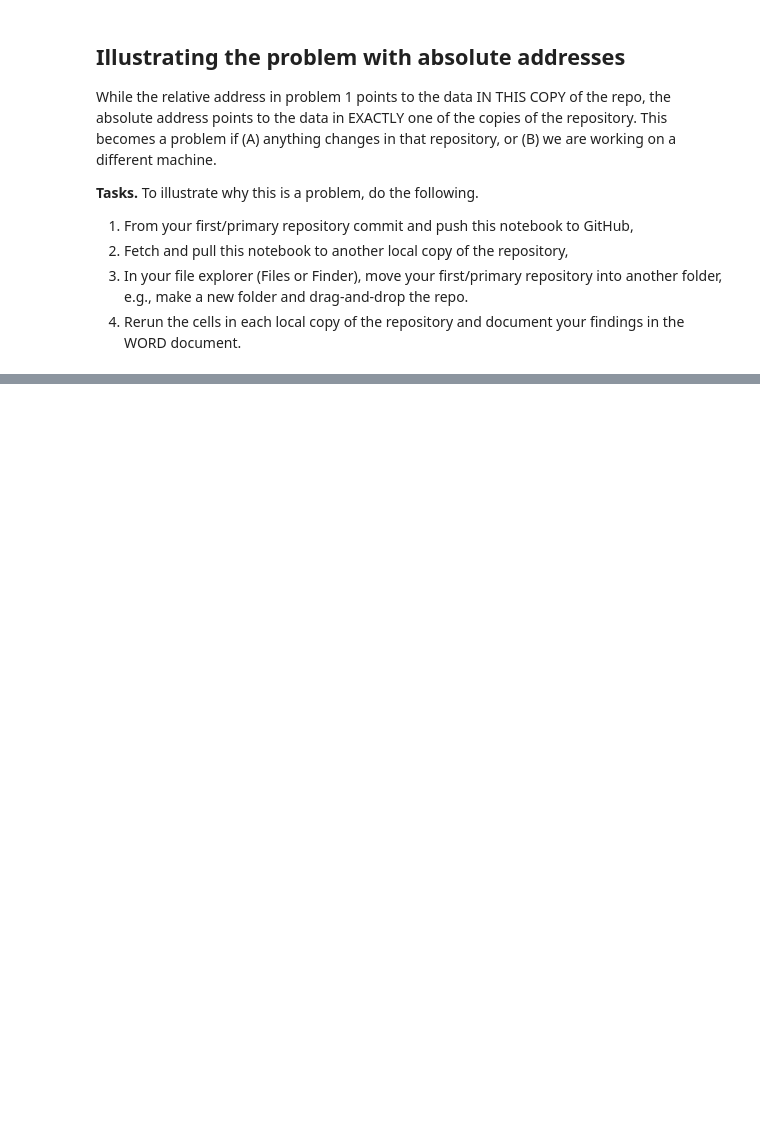
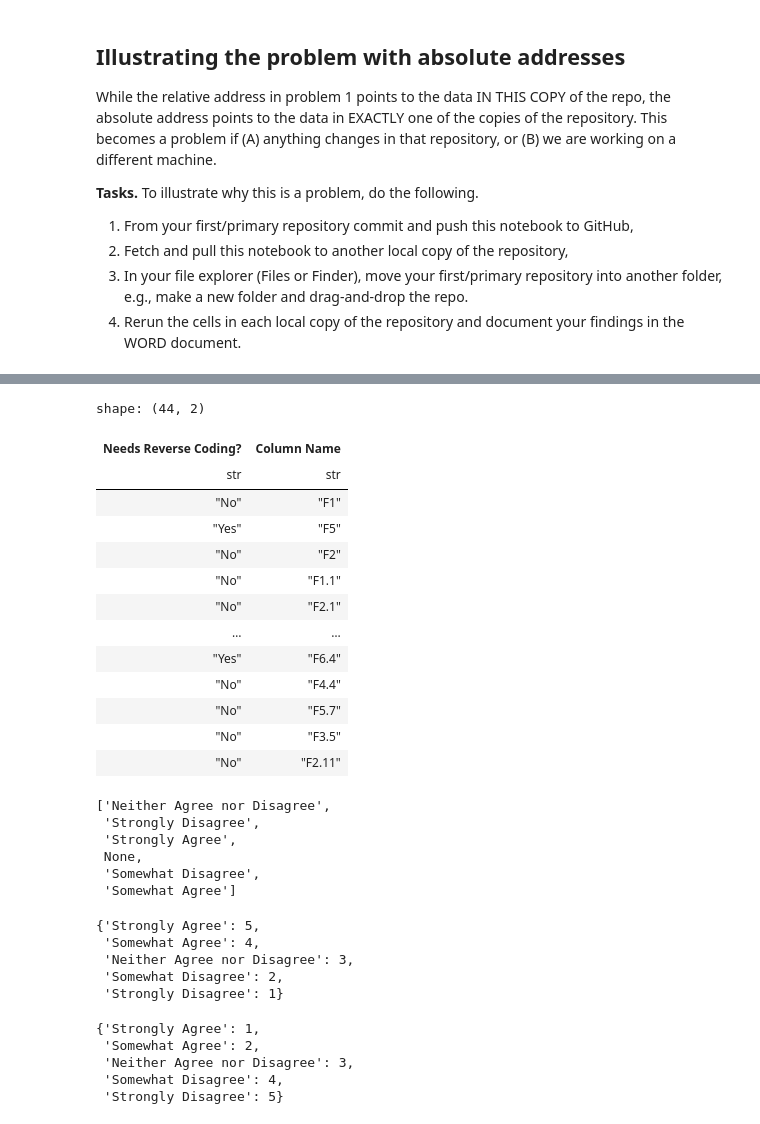
Before and after one commit to wp7618us-ui/health_survey, a Jupyter notebook: 1_4_health_care_survey.ipynb, the cells around one changed output, grey strips where cells are left out. Saved outputs shown, nothing was run; the diff lists cells and outputs as text; code cells hidden in the pictures; blank space fills up the shorter version.

```diff
--- a/1_4_health_care_survey.ipynb
+++ b/1_4_health_care_survey.ipynb
@@ -58,0 +75,63 @@ While the relative address in problem 1 points to the data IN THIS COPY of the r
+# %%
+(reverse :=
+ pl.read_csv("./Data/ReverseCodingItems.csv",
+             columns=["Column Name", "Needs Reverse Coding?"]
+            )
+)
+# %% [output]
+shape: (44, 2)
+| Needs Reverse Coding? | Column Name |
+| str | str |
+| "No" | "F1" |
+| "Yes" | "F5" |
+| "No" | "F2" |
+| "No" | "F1.1" |
+| "No" | "F2.1" |
+| … | … |
+| "Yes" | "F6.4" |
+| "No" | "F4.4" |
+| "No" | "F5.7" |
+| "No" | "F3.5" |
+| "No" | "F2.11" |
+# %%
+(survey
+ .drop('ID')
+ .unpivot()['value']
+ .unique()
+ .to_list()
+)
+# %% [output]
+['Neither Agree nor Disagree',
+ 'Strongly Disagree',
+ 'Strongly Agree',
+ None,
+ 'Somewhat Disagree',
+ 'Somewhat Agree']
+# %%
+(reg := {'Strongly Agree':5,
+         'Somewhat Agree':4,
+         'Neither Agree nor Disagree':3,
+         'Somewhat Disagree':2,
+         'Strongly Disagree':1,
+         }
+)
+# %% [output]
+{'Strongly Agree': 5,
+ 'Somewhat Agree': 4,
+ 'Neither Agree nor Disagree': 3,
+ 'Somewhat Disagree': 2,
+ 'Strongly Disagree': 1}
+# %%
+(rev := {'Strongly Agree':1,
+         'Somewhat Agree':2,
+         'Neither Agree nor Disagree':3,
+         'Somewhat Disagree':4,
+         'Strongly Disagree':5,
+         }
+)
+# %% [output]
+{'Strongly Agree': 1,
+ 'Somewhat Agree': 2,
+ 'Neither Agree nor Disagree': 3,
+ 'Somewhat Disagree': 4,
+ 'Strongly Disagree': 5}
```
Also changed, not shown: parts of 5 cells of this notebook, 1 other file.
